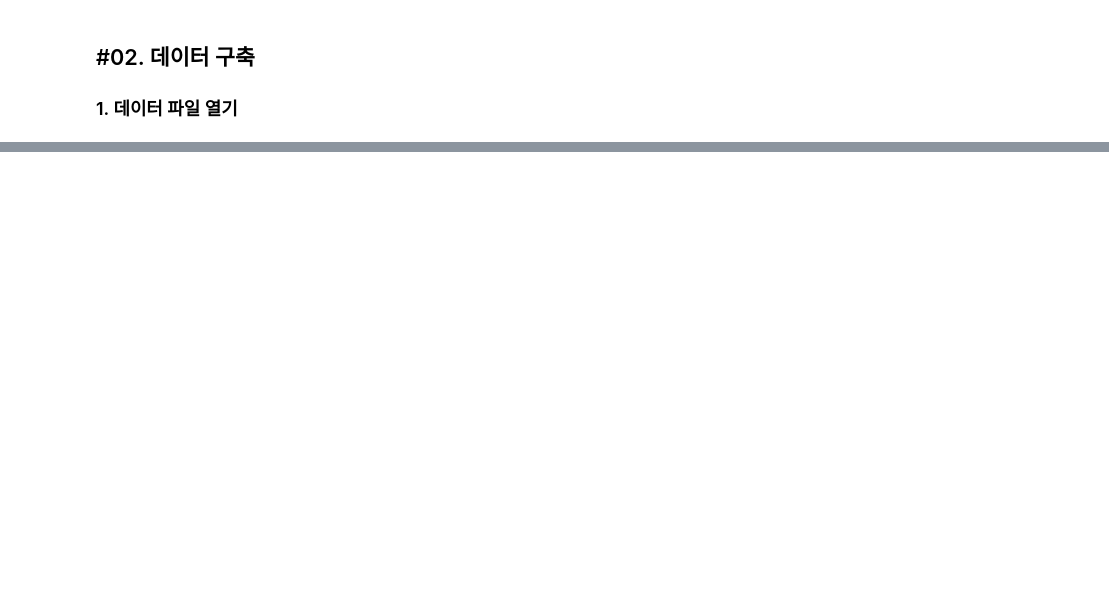
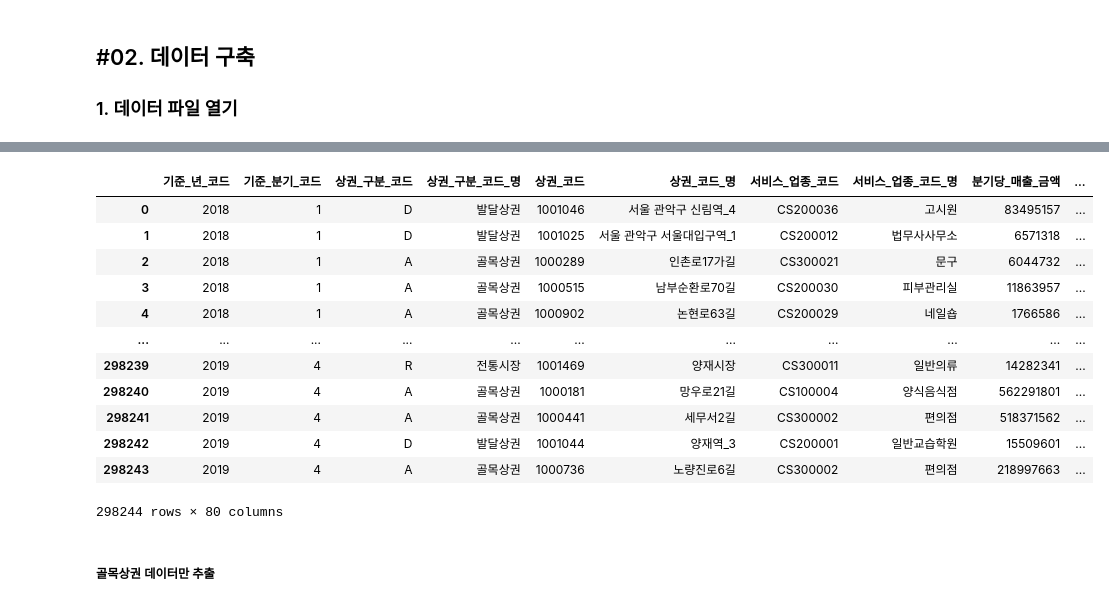
Before and after one commit to maker-lee/megait-data, a Jupyter notebook: 상권분석/데이터전처리.ipynb, the cells around one changed output, grey strips where cells are left out. Cells and saved outputs as stored; diff of their text form; code cells hidden in the pictures; blank space fills up the shorter version.

```diff
--- a/상권분석/데이터전처리.ipynb
+++ b/상권분석/데이터전처리.ipynb
@@ -133,0 +164,20 @@ df상권영역2.to_excel('df상권영역2.xlsx', index=False)
+# %%
+코로나이전df = concat([df2018, df2019])
+코로나이전df.reset_index(drop=True, inplace=True)
+코로나이전df
+# %% [output]
+|  | 기준_년_코드 | 기준_분기_코드 | 상권_구분_코드 | 상권_구분_코드_명 | 상권_코드 | 상권_코드_명 | 서비스_업종_코드 | 서비스_업종_코드_명 | 분기당_매출_금액 | ... |
+| 0 | 2018 | 1 | D | 발달상권 | 1001046 | 서울 관악구 신림역_4 | CS200036 | 고시원 | 83495157 | ... |
+| 1 | 2018 | 1 | D | 발달상권 | 1001025 | 서울 관악구 서울대입구역_1 | CS200012 | 법무사사무소 | 6571318 | ... |
+| 2 | 2018 | 1 | A | 골목상권 | 1000289 | 인촌로17가길 | CS300021 | 문구 | 6044732 | ... |
+| 3 | 2018 | 1 | A | 골목상권 | 1000515 | 남부순환로70길 | CS200030 | 피부관리실 | 11863957 | ... |
+| 4 | 2018 | 1 | A | 골목상권 | 1000902 | 논현로63길 | CS200029 | 네일숍 | 1766586 | ... |
+| ... | ... | ... | ... | ... | ... | ... | ... | ... | ... | ... |
+| 298239 | 2019 | 4 | R | 전통시장 | 1001469 | 양재시장 | CS300011 | 일반의류 | 14282341 | ... |
+| 298240 | 2019 | 4 | A | 골목상권 | 1000181 | 망우로21길 | CS100004 | 양식음식점 | 562291801 | ... |
+| 298241 | 2019 | 4 | A | 골목상권 | 1000441 | 세무서2길 | CS300002 | 편의점 | 518371562 | ... |
+| 298242 | 2019 | 4 | D | 발달상권 | 1001044 | 양재역_3 | CS200001 | 일반교습학원 | 15509601 | ... |
+| 298243 | 2019 | 4 | A | 골목상권 | 1000736 | 노량진로6길 | CS300002 | 편의점 | 218997663 | ... |
+298244 rows × 80 columns
+# %% [markdown]
+##### 골목상권 데이터만 추출
```
Also changed, not shown: parts of 61 cells of this notebook, 10 other files.
